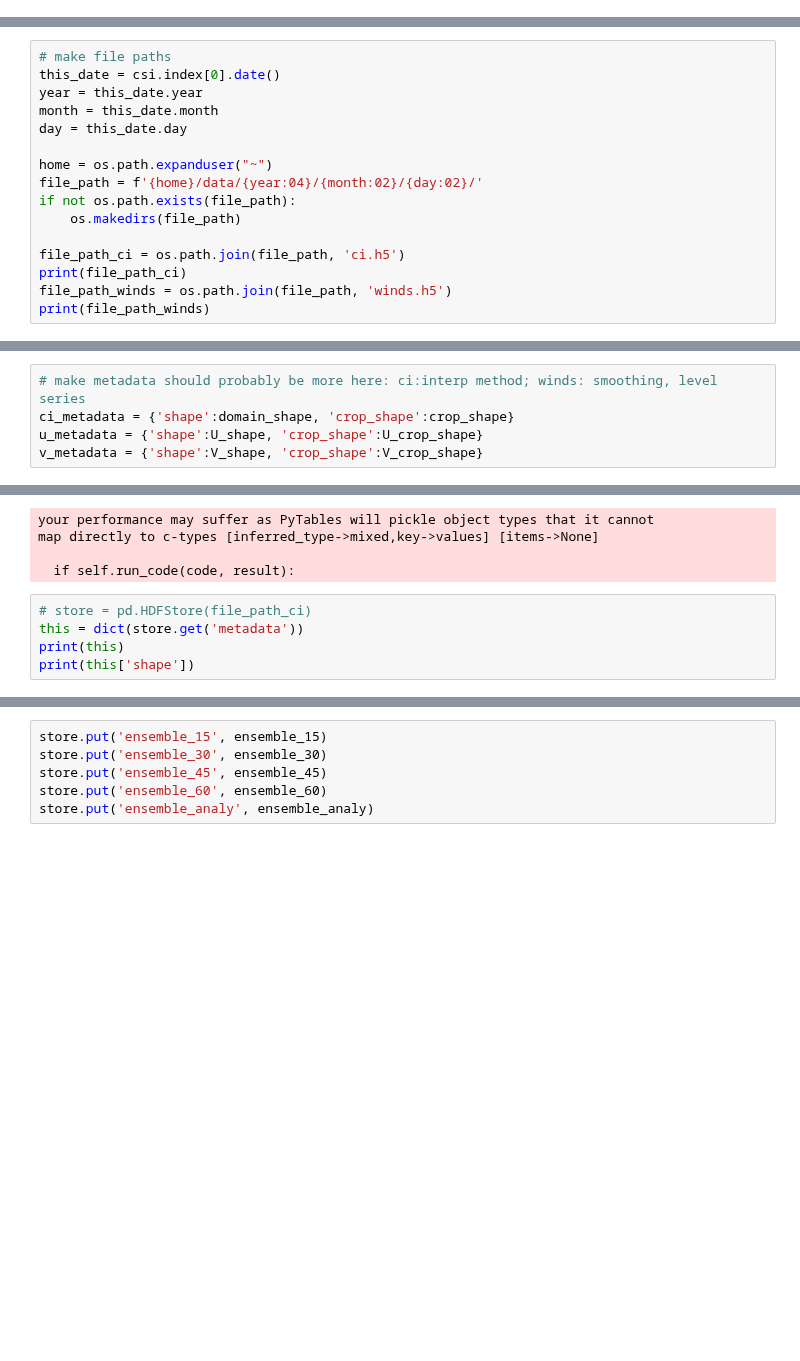
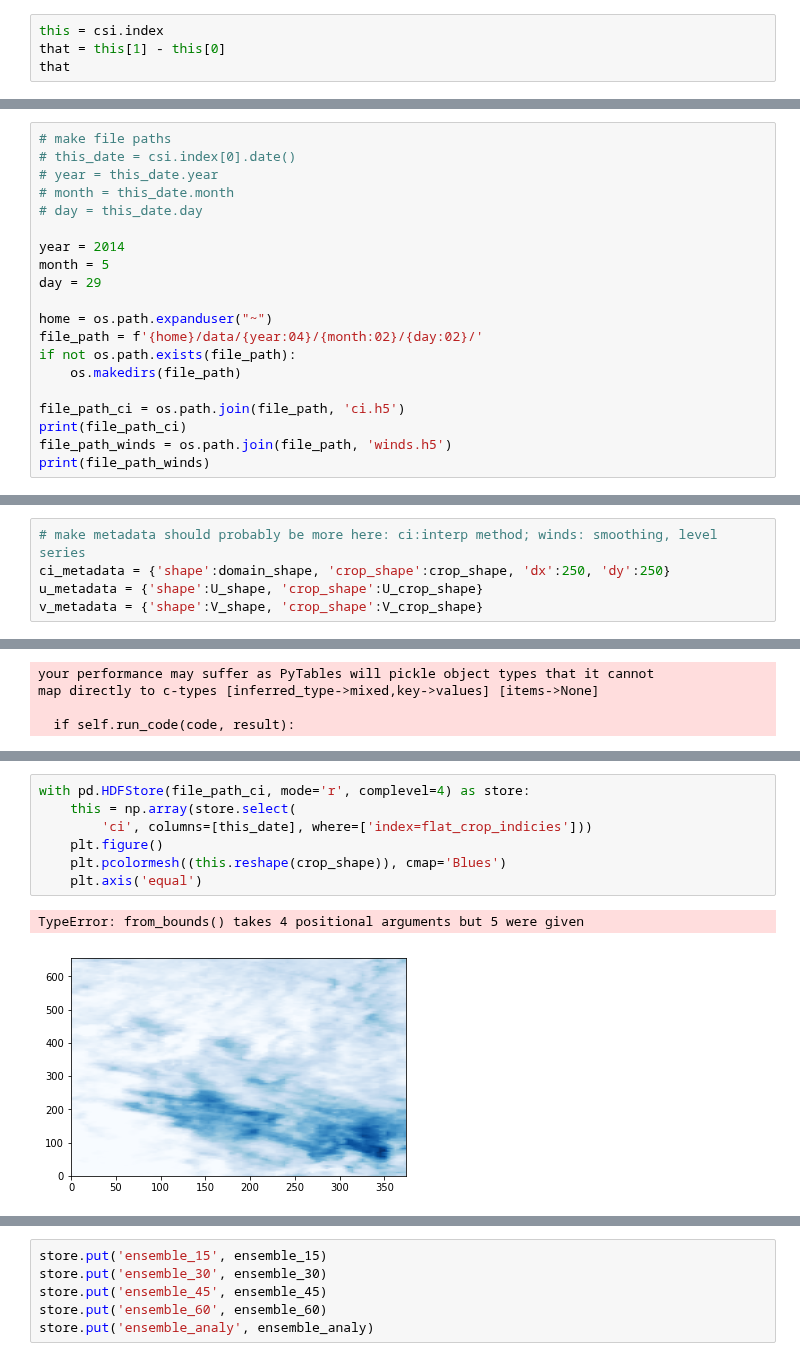
Before and after one commit to travisMharty/letkf_forecasting, a Jupyter notebook: run_simplified.ipynb, the cells around one changed output, grey strips where cells are left out. Drawn from its saved outputs; the diff is of its cells as text; blank space fills up the shorter version.

```diff
--- a/run_simplified.ipynb
+++ b/run_simplified.ipynb
@@ -44,3 +44,7 @@ V_shape = np.load(file.format(var='V_shape.npy'))
 U.index = U.index.tz_convert('MST')
 V.index = V.index.tz_convert('MST')
 csi.index = csi.index.tz_convert('MST')
+# %%
+this = csi.index
+that = this[1] - this[0]
+that
@@ -230,10 +236,14 @@ approx_var = (rf_vectors*rf_eig[None, :]*rf_vectors).sum(-1).mean()
 ## saving winds and satellite data
 # %%
 # make file paths
-this_date = csi.index[0].date()
-year = this_date.year
-month = this_date.month
-day = this_date.day
+# this_date = csi.index[0].date()
+# year = this_date.year
+# month = this_date.month
+# day = this_date.day
+
+year = 2014
+month = 5
+day = 29
 
 home = os.path.expanduser("~")
 file_path = f'{home}/data/{year:04}/{month:02}/{day:02}/'
@@ -249,7 +259,7 @@ print(file_path_winds)
 /home2/travis/data/2014/05/29/winds.h5
 # %%
 # make metadata should probably be more here: ci:interp method; winds: smoothing, level series
-ci_metadata = {'shape':domain_shape, 'crop_shape':crop_shape}
+ci_metadata = {'shape':domain_shape, 'crop_shape':crop_shape, 'dx':250, 'dy':250}
 u_metadata = {'shape':U_shape, 'crop_shape':U_crop_shape}
 v_metadata = {'shape':V_shape, 'crop_shape':V_crop_shape}
 # %%
@@ -277,8 +287,3 @@ your performance may suffer as PyTables will pickle object types that it cannot
 map directly to c-types [inferred_type->mixed,key->values] [items->None]
 
   if self.run_code(code, result):
-# %%
-# store = pd.HDFStore(file_path_ci)
-this = dict(store.get('metadata'))
-print(this)
-print(this['shape'])
@@ -343,3 +290,13 @@ param_dic = param_dic = {
+# %%
+with pd.HDFStore(file_path_ci, mode='r', complevel=4) as store:
+    this = np.array(store.select(
+        'ci', columns=[this_date], where=['index=flat_crop_indicies']))
+    plt.figure()
+    plt.pcolormesh((this.reshape(crop_shape)), cmap='Blues')
+    plt.axis('equal')
+# %% [output]
+TypeError: from_bounds() takes 4 positional arguments but 5 were given
+[figure, added]
 # %%
 # forecast_system
 importlib.reload(lf)
```
Also changed, not shown: parts of 11 cells of this notebook, 1 other file.
